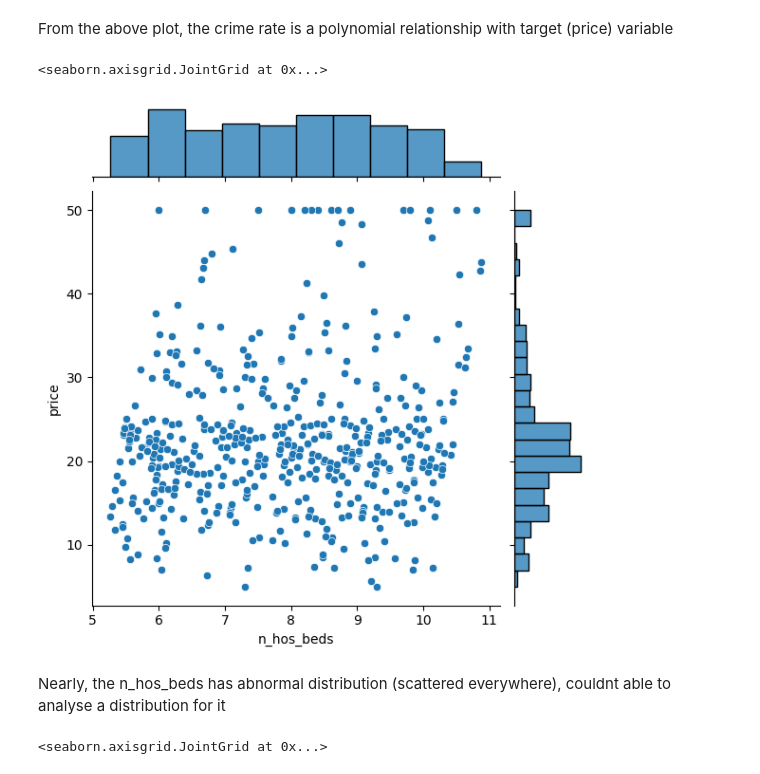
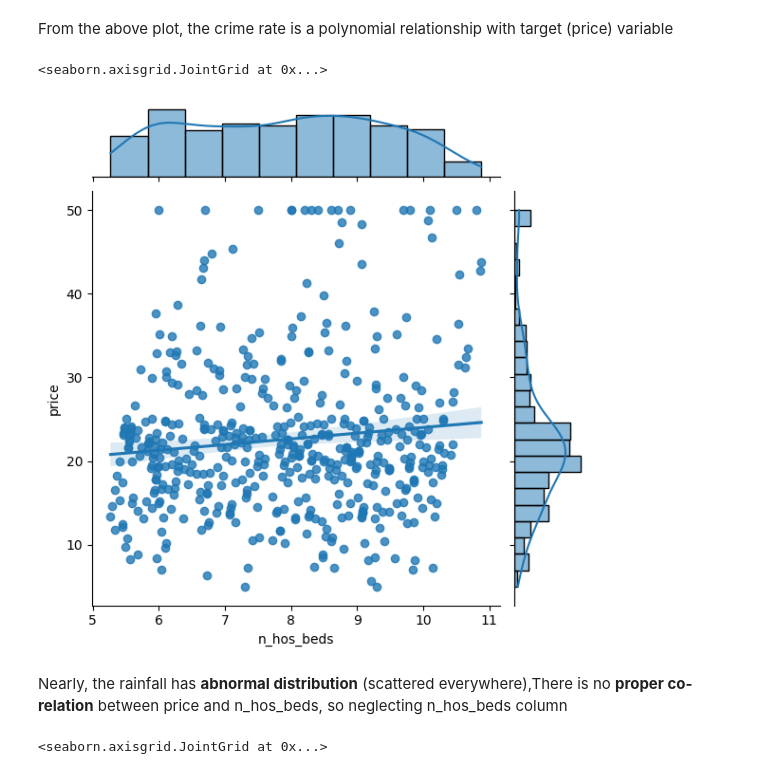
Before and after one commit to Senthil-Riddhish/Data_Analysis_, a Jupyter notebook: House-price-prediction.ipynb, the cells around one changed output. Drawn from its saved outputs; the diff is of its cells as text; code cells hidden in the pictures.

Commit message:
Kaggle Notebook | House_Price_Prediction | Version 6

```diff
--- a/House-price-prediction.ipynb
+++ b/House-price-prediction.ipynb
@@ -81,12 +81,12 @@ sns.jointplot(data=df,x="crime_rate",y="price")
 # %% [markdown]
 From the above plot, the crime rate is a polynomial relationship with target (price) variable
 # %%
-sns.jointplot(data=df,x="n_hos_beds",y="price")
+sns.jointplot(data=df,x="n_hos_beds",y="price",kind="reg")
 # %% [output]
 <seaborn.axisgrid.JointGrid at 0x...>
-[figure, old version]
+[figure, new version]
-# %% [markdown]
-Nearly, the n_hos_beds has abnormal distribution (scattered everywhere), couldnt able to analyse a distribution for it
+# %% [markdown]
+Nearly, the rainfall has **abnormal distribution** (scattered everywhere),There is no **proper co-relation** between price and n_hos_beds, so neglecting n_hos_beds column
 # %%
 sns.jointplot(data=df,x="n_hot_rooms",y="price")
 # %% [output]
```
Also changed, not shown: parts of 42 cells of this notebook.
